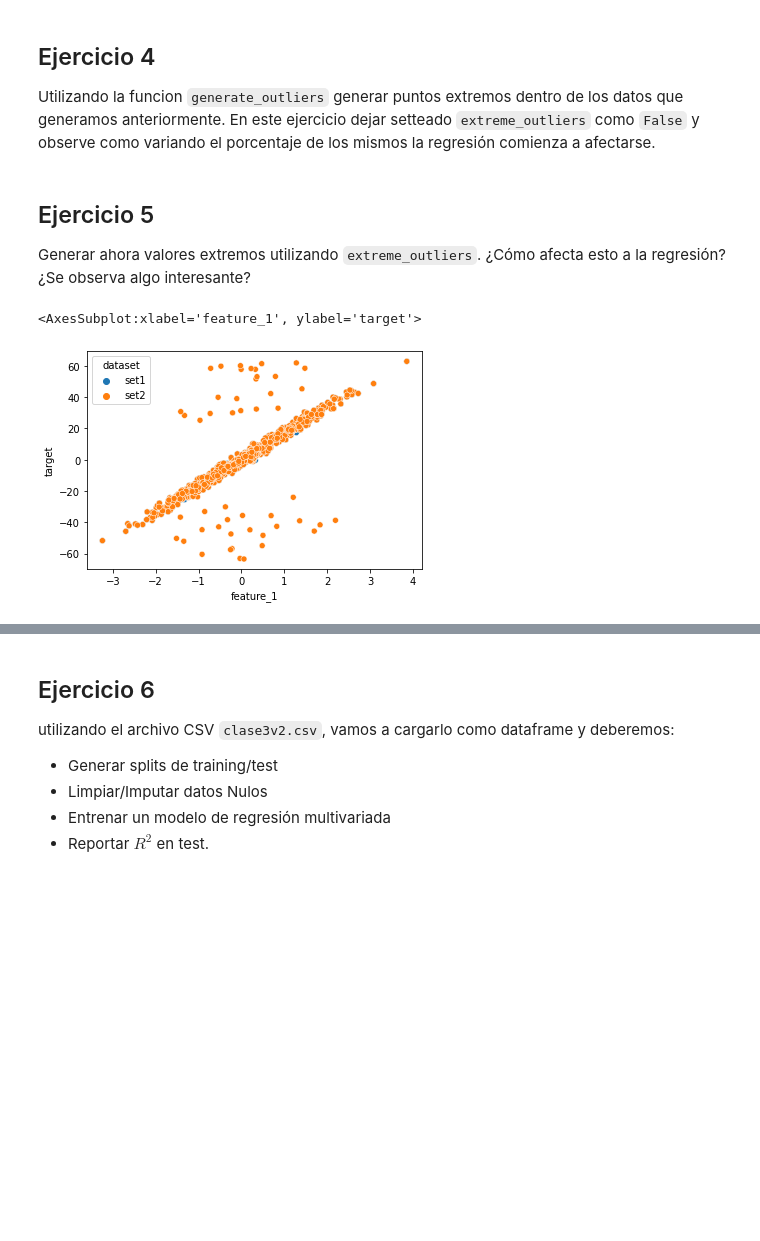
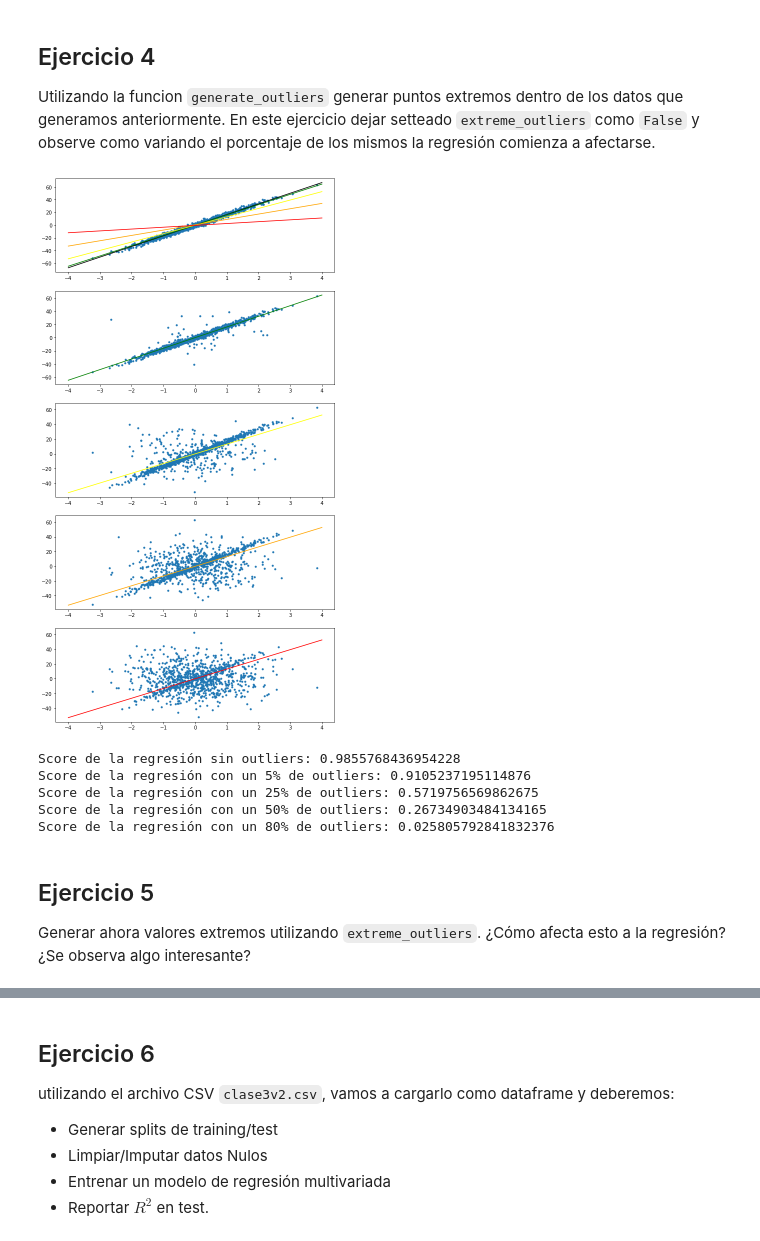
Before and after one commit to leandrotorrent/tpiia, a Jupyter notebook: tp_integrador.ipynb, the cells around one changed output, grey strips where cells are left out. Saved outputs shown, nothing was run; the diff lists cells and outputs as text; code cells hidden in the pictures; blank space fills up the shorter version.

```diff
--- a/tp_integrador.ipynb
+++ b/tp_integrador.ipynb
@@ -413,22 +417,69 @@ Se probaron con diferentes porcentajes de valores imputados (5, 20, 50 y 80%) y
 ## Ejercicio 4
 
 Utilizando la funcion `generate_outliers` generar puntos extremos dentro de los datos que generamos anteriormente. En este ejercicio dejar setteado `extreme_outliers` como `False` y observe como variando el porcentaje de los mismos la regresión comienza a afectarse.
+# %%
+df_o1 = generate_outliers(df,['target'], percentage = 0.05, extreme_outlier = False)
+df_o2 = generate_outliers(df,['target'], percentage = 0.25, extreme_outlier = False)
+df_o3 = generate_outliers(df,['target'], percentage = 0.50, extreme_outlier = False)
+df_o4 = generate_outliers(df,['target'], percentage = 0.80, extreme_outlier = False)
+
+X_train, X_val, X_test, Y_train, Y_val, Y_test = split(df, 0.7, 0.2, 0.1, 1)
+X_train_o1, X_val_o1, X_test_o1, Y_train_o1, Y_val_o1, Y_test_o1 = split(df_o1, 0.7, 0.2, 0.1, 1)
+X_train_o2, X_val_o2, X_test_o2, Y_train_o2, Y_val_o2, Y_test_o2 = split(df_o2, 0.7, 0.2, 0.1, 1)
+X_train_o3, X_val_o3, X_test_o3, Y_train_o3, Y_val_o3, Y_test_o3 = split(df_o3, 0.7, 0.2, 0.1, 1)
+X_train_o4, X_val_o4, X_test_o4, Y_train_o4, Y_val_o4, Y_test_o4 = split(df_o4, 0.7, 0.2, 0.1, 1)
+
+lr = LinearRegression(fit_intercept=True)
+lr.fit(np.array(X_train.feature_1).reshape(-1,1),Y_train)
+lr_o1 = LinearRegression(fit_intercept=True)
+lr_o1.fit(np.array(X_train_o1.feature_1).reshape(-1,1),Y_train_o1)
+lr_o2 = LinearRegression(fit_intercept=True)
+lr_o2.fit(np.array(X_train_o2.feature_1).reshape(-1,1),Y_train_o2)
+lr_o3 = LinearRegression(fit_intercept=True)
+lr_o3.fit(np.array(X_train_o3.feature_1).reshape(-1,1),Y_train_o3)
+lr_o4 = LinearRegression(fit_intercept=True)
+lr_o4.fit(np.array(X_train_o4.feature_1).reshape(-1,1),Y_train_o4)
+
+xspace = np.linspace(-4,4,1000)
+yhat=lr.predict(xspace.reshape(1000,1))
+yhat_o1=lr_o1.predict(xspace.reshape(1000,1))
+yhat_o2=lr_o2.predict(xspace.reshape(1000,1))
+yhat_o3=lr_o3.predict(xspace.reshape(1000,1))
+yhat_o4=lr_o4.predict(xspace.reshape(1000,1))
+
+fig, ax = plt.subplots(5)
+fig.set_size_inches(10,20)
+
+ax[0].scatter(df.feature_1,df.target,s=10)
+ax[0].plot(xspace,yhat, color='black')
+ax[0].plot(xspace,yhat_o1, color='green')
+ax[0].plot(xspace,yhat_o2, color='yellow')
+ax[0].plot(xspace,yhat_o3, color='orange')
+ax[0].plot(xspace,yhat_o4, color='red')
+ax[1].scatter(df_o1.feature_1,df_o1.target,s=10)
+ax[1].plot(xspace,yhat_o1, color='green')
+ax[2].scatter(df_o2.feature_1,df_o2.target,s=10)
+ax[2].plot(xspace,yhat_o2, color='yellow')
+ax[3].scatter(df_o3.feature_1,df_o3.target,s=10)
+ax[3].plot(xspace,yhat_o2, color='orange')
+ax[4].scatter(df_o4.feature_1,df_o4.target,s=10)
+ax[4].plot(xspace,yhat_o2, color='red')
+
+
+plt.show()
+print(f"Score de la regresión sin outliers: {lr.score(np.array(df.feature_1).reshape(-1,1),np.array(df.target).reshape(-1,1))}")
+print(f"Score de la regresión con un 5% de outliers: {lr_o1.score(np.array(df_o1.feature_1).reshape(-1,1),np.array(df_o1.target).reshape(-1,1))}")
+print(f"Score de la regresión con un 25% de outliers: {lr_o2.score(np.array(df_o2.feature_1).reshape(-1,1),np.array(df_o2.target).reshape(-1,1))}")
+print(f"Score de la regresión con un 50% de outliers: {lr_o3.score(np.array(df_o3.feature_1).reshape(-1,1),np.array(df_o3.target).reshape(-1,1))}")
+print(f"Score de la regresión con un 80% de outliers: {lr_o4.score(np.array(df_o4.feature_1).reshape(-1,1),np.array(df_o4.target).reshape(-1,1))}")
+# %% [output]
+[figure, added]
+Score de la regresión sin outliers: 0.9855768436954228
+Score de la regresión con un 5% de outliers: 0.9105237195114876
+Score de la regresión con un 25% de outliers: 0.5719756569862675
+Score de la regresión con un 50% de outliers: 0.26734903484134165
+Score de la regresión con un 80% de outliers: 0.025805792841832376
 # %% [markdown]
 ## Ejercicio 5
 
 Generar ahora valores extremos utilizando `extreme_outliers`. ¿Cómo afecta esto a la regresión? ¿Se observa algo interesante?
-# %%
-df_o = generate_outliers(df,['target'], percentage = 0.05, extreme_outlier = True)
-#df_o = generate_outliers(df,['target'], percentage = 0.25, extreme_outlier = True)
-
-X_train, X_val, X_test, Y_train, Y_val, Y_test = split(df, 0.7, 0.2, 0.1, 1)
-X_train_o, X_val_o, X_test_o, Y_train_o, Y_val_o, Y_test_o = split(df_o, 0.7, 0.2, 0.1, 1)
-
-sns.scatterplot(data = pd.concat([df.assign(dataset = 'set1'),
-                                 df_o.assign(dataset = 'set2')]),
-                x = 'feature_1',
-                y = 'target',
-                hue = 'dataset')
-# %% [output]
-<AxesSubplot:xlabel='feature_1', ylabel='target'>
-[figure, removed]
```
Also changed, not shown: parts of 36 cells of this notebook.
